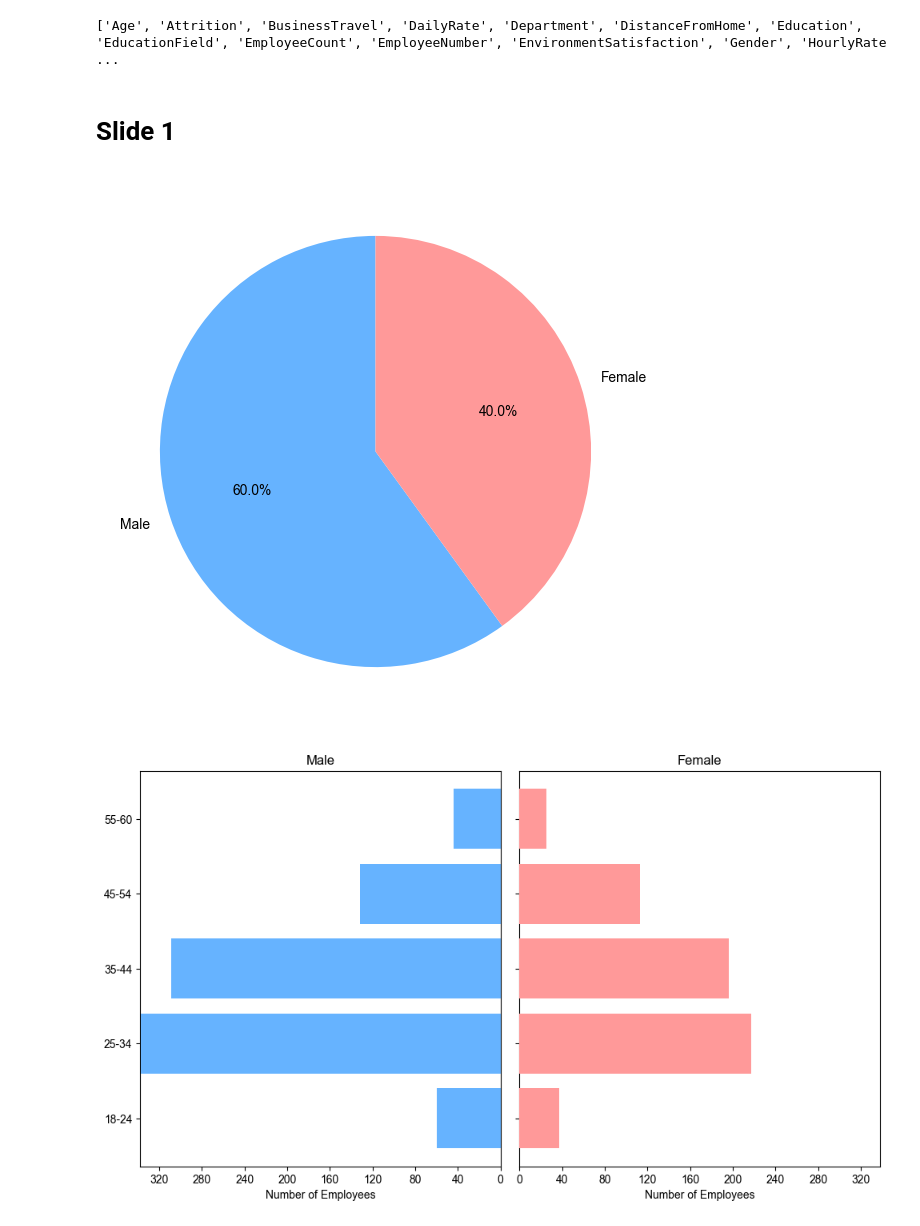
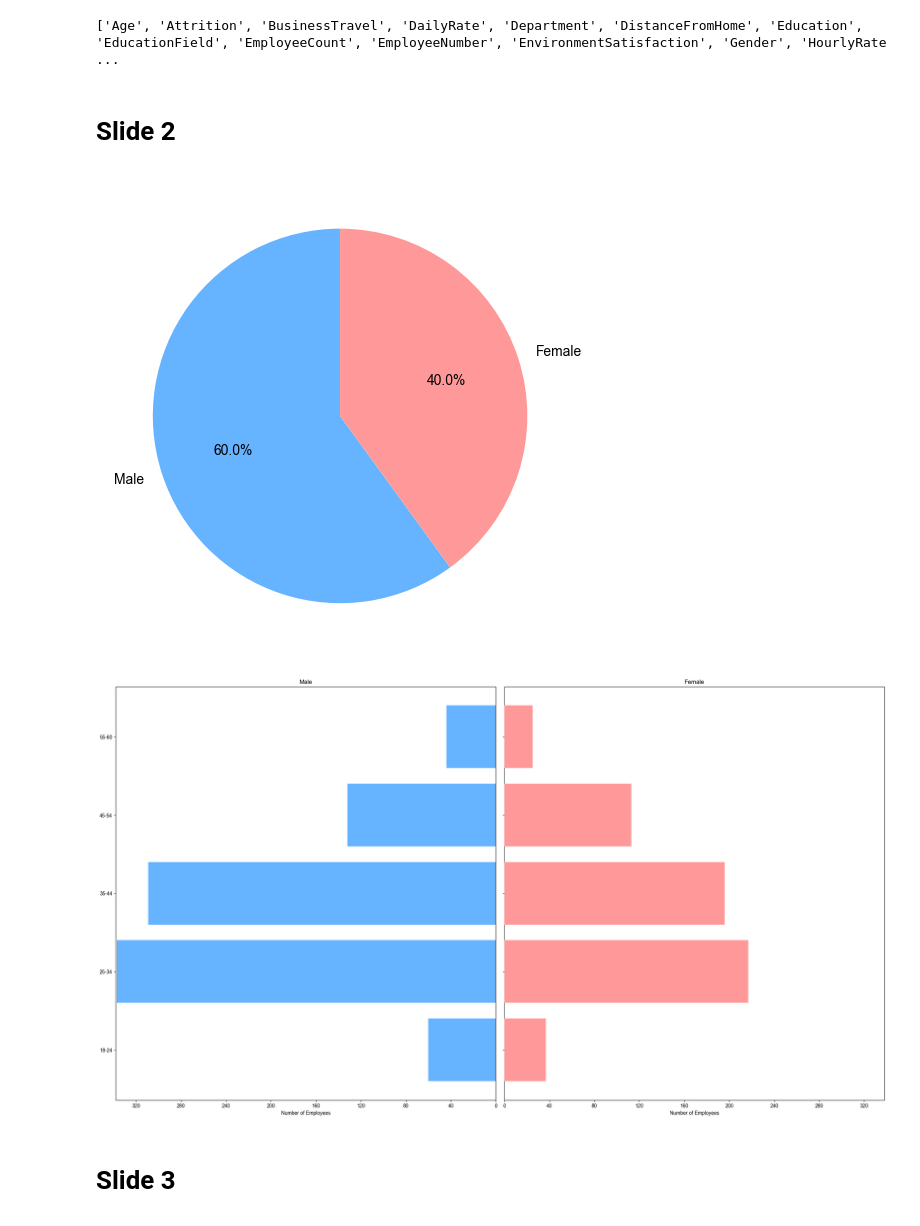
Before and after one commit to HiIamInfi/ibm-hr-data-challenge, a Jupyter notebook: src/visuals.ipynb, the cells around one changed output. Drawn from its saved outputs; the diff is of its cells as text; code cells hidden in the pictures.

Commit message:
adjusted aspect ratio in the slide 1 plots

```diff
--- a/src/visuals.ipynb
+++ b/src/visuals.ipynb
@@ -16,14 +16,13 @@ print(ibm_df.columns.tolist())
 # %% [output]
 ['Age', 'Attrition', 'BusinessTravel', 'DailyRate', 'Department', 'DistanceFromHome', 'Education', 'EducationField', 'EmployeeCount', 'EmployeeNumber', 'EnvironmentSatisfaction', 'Gender', 'HourlyRate ...
 # %% [markdown]
-# Slide 1
+# Slide 2
 # %%
 # Slide 2
-
 gender_counts = ibm_df['Gender'].value_counts()
 
 # 1. Pie Chart for Gender Distribution
-plt.figure(figsize=(7, 7))
+plt.figure(figsize=(6.74, 6.08))
 plt.pie(gender_counts, labels=gender_counts.index, autopct='%1.1f%%', startangle=90, colors=[COLOR_MALE, COLOR_FEMALE])
 plt.title('')
 plt.ylabel('') # Hide the y-label
@@ -44,33 +43,35 @@ female_counts = ibm_df[ibm_df['Gender'] == 'Female']['AgeGroup'].value_counts().
 all_labels = ibm_df['AgeGroup'].cat.categories
 male_counts = male_counts.reindex(all_labels, fill_value=0)
 female_counts = female_counts.reindex(all_labels, fill_value=0)
 
 # Create the population pyramid plot
 y = np.arange(len(labels))
-fig, axes = plt.subplots(ncols=2, sharey=True, figsize=(10, 6))
+fig, axes = plt.subplots(ncols=2, sharey=True, figsize=(22.25, 13.19))
 
 # Plot male data
 axes[0].barh(y, -male_counts, align='center', color='#66b3ff', zorder=10)
 axes[0].set(title='Male')
 axes[0].set_xlabel('Number of Employees')
 max_count = max(male_counts.max(), female_counts.max())
 axes[0].set_xlim(left=-max_count-1, right=0)
 axes[0].xaxis.set_major_formatter(plt.FuncFormatter(lambda x, _: f'{abs(int(x))}'))
 axes[0].xaxis.set_major_locator(plt.MaxNLocator(integer=True))
 
 # Plot female data
 axes[1].barh(y, female_counts, align='center', color='#ff9999', zorder=10)
 axes[1].set(title='Female')
 axes[1].set_xlabel('Number of Employees')
 axes[1].set_xlim(left=0, right=max_count+1)
 axes[1].xaxis.set_major_locator(plt.MaxNLocator(integer=True))
 
 # Adjust layout and labels
 fig.suptitle('')
 plt.yticks(y, labels)
 plt.tight_layout()
 plt.subplots_adjust(top=0.92)
 plt.savefig('reports/population_pyramid_subset.png', dpi=RESOLUTION)
 # %% [output]
-[figure, old version]
+[figure, new version]
-[figure, old version]
+[figure, new version]
+# %% [markdown]
+# Slide 3
```
Also changed, not shown: parts of 1 cell of this notebook, 2 other files.
